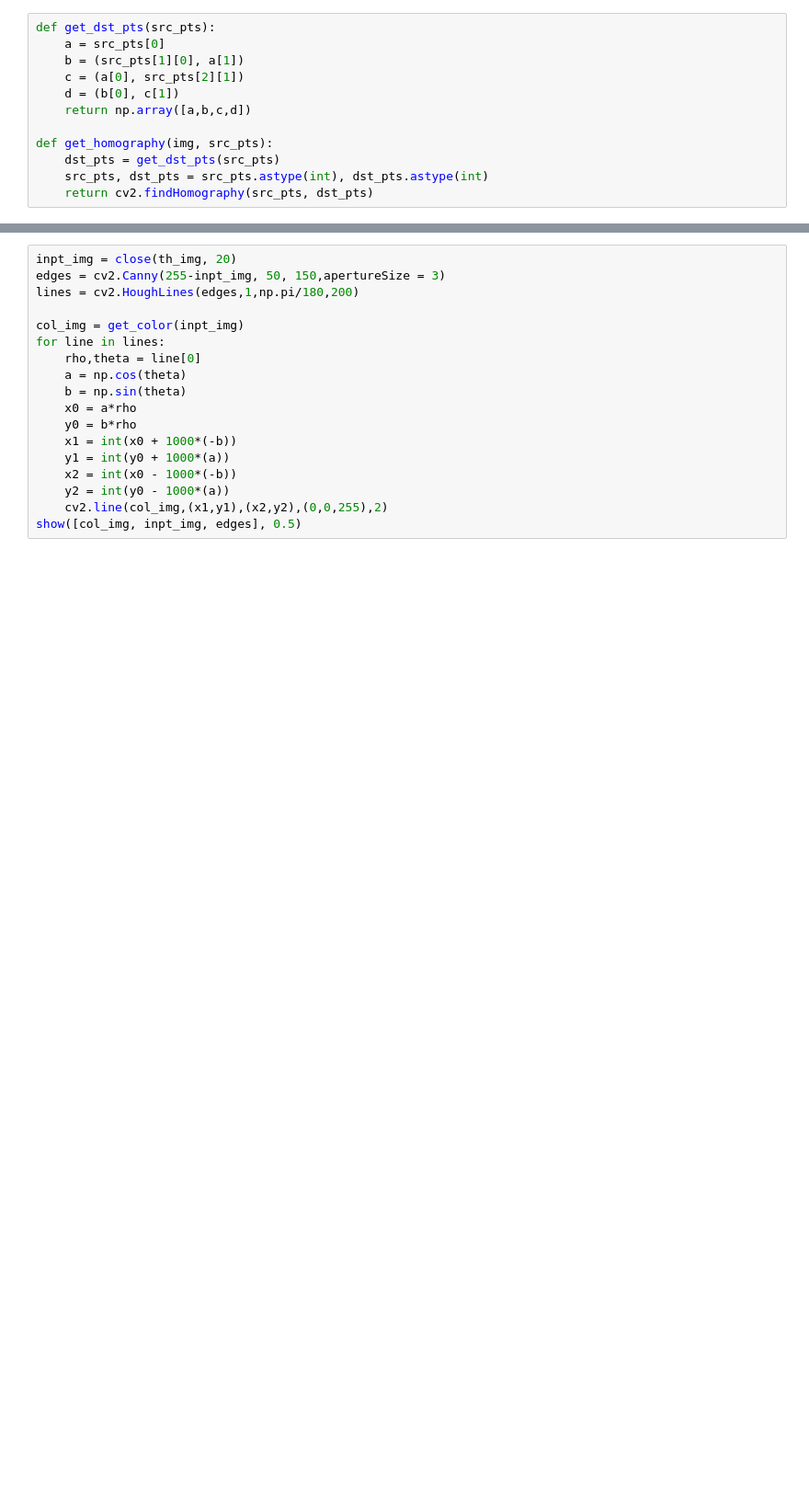
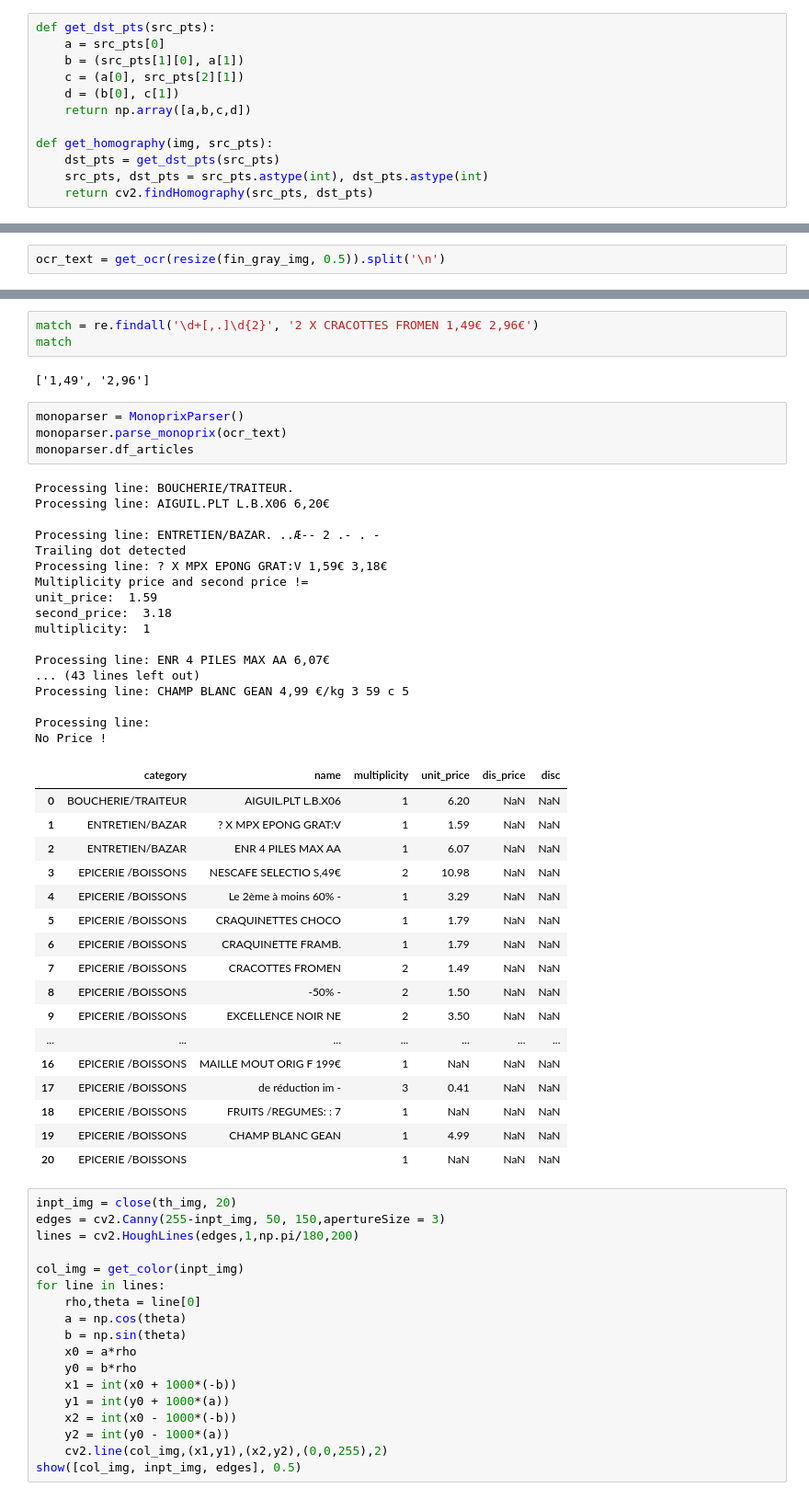
Before and after one commit to AI3EL/Ticket, a Jupyter notebook: Untitled.ipynb, the cells around one changed output, grey strips where cells are left out. Shown at 92% size. Drawn from its saved outputs; the diff is of its cells as text; blank space fills up the shorter version.

Commit message:
first monoprix parser

```diff
--- a/Untitled.ipynb
+++ b/Untitled.ipynb
@@ -190,0 +197,2 @@ CHAMP BLANC GEAN 4,99 €/kg 35e  .
+# %%
+ocr_text = get_ocr(resize(fin_gray_img, 0.5)).split('\n')
@@ -191,3 +219,47 @@ CHAMP BLANC GEAN 4,99 €/kg 35e  .
+# %%
+match = re.findall('\d+[,.]\d{2}', '2 X CRACOTTES FROMEN 1,49€ 2,96€')
+match
+# %% [output]
+['1,49', '2,96']
+# %%
+monoparser = MonoprixParser()
+monoparser.parse_monoprix(ocr_text)
+monoparser.df_articles
+# %% [output]
+Processing line: BOUCHERIE/TRAITEUR.
+Processing line: AIGUIL.PLT L.B.X06 6,20€
+
+Processing line: ENTRETIEN/BAZAR. ..Æ-- 2 .- . -
+Trailing dot detected
+Processing line: ? X MPX EPONG GRAT:V 1,59€ 3,18€
+Multiplicity price and second price !=
+unit_price:  1.59
+second_price:  3.18
+multiplicity:  1
+
+Processing line: ENR 4 PILES MAX AA 6,07€
+... (43 lines left out)
+Processing line: CHAMP BLANC GEAN 4,99 €/kg 3 59 c 5
+
+Processing line:
+No Price !
+|  | category | name | multiplicity | unit_price | dis_price | disc |
+| 0 | BOUCHERIE/TRAITEUR | AIGUIL.PLT L.B.X06 | 1 | 6.20 | NaN | NaN |
+| 1 | ENTRETIEN/BAZAR | ? X MPX EPONG GRAT:V | 1 | 1.59 | NaN | NaN |
+| 2 | ENTRETIEN/BAZAR | ENR 4 PILES MAX AA | 1 | 6.07 | NaN | NaN |
+| 3 | EPICERIE /BOISSONS | NESCAFE SELECTIO S,49€ | 2 | 10.98 | NaN | NaN |
+| 4 | EPICERIE /BOISSONS | Le 2ème à moins 60% - | 1 | 3.29 | NaN | NaN |
+| 5 | EPICERIE /BOISSONS | CRAQUINETTES CHOCO | 1 | 1.79 | NaN | NaN |
+| 6 | EPICERIE /BOISSONS | CRAQUINETTE FRAMB. | 1 | 1.79 | NaN | NaN |
+| 7 | EPICERIE /BOISSONS | CRACOTTES FROMEN | 2 | 1.49 | NaN | NaN |
+| 8 | EPICERIE /BOISSONS | -50% - | 2 | 1.50 | NaN | NaN |
+| 9 | EPICERIE /BOISSONS | EXCELLENCE NOIR NE | 2 | 3.50 | NaN | NaN |
+| ... | ... | ... | ... | ... | ... | ... |
+| 16 | EPICERIE /BOISSONS | MAILLE MOUT ORIG F 199€ | 1 | NaN | NaN | NaN |
+| 17 | EPICERIE /BOISSONS | de réduction im - | 3 | 0.41 | NaN | NaN |
+| 18 | EPICERIE /BOISSONS | FRUITS /REGUMES: : 7 | 1 | NaN | NaN | NaN |
+| 19 | EPICERIE /BOISSONS | CHAMP BLANC GEAN | 1 | 4.99 | NaN | NaN |
+| 20 | EPICERIE /BOISSONS |  | 1 | NaN | NaN | NaN |
 # %%
 inpt_img = close(th_img, 20)
 edges = cv2.Canny(255-inpt_img, 50, 150,apertureSize = 3)
```
Also changed, not shown: parts of 18 cells of this notebook, 2 other files.
